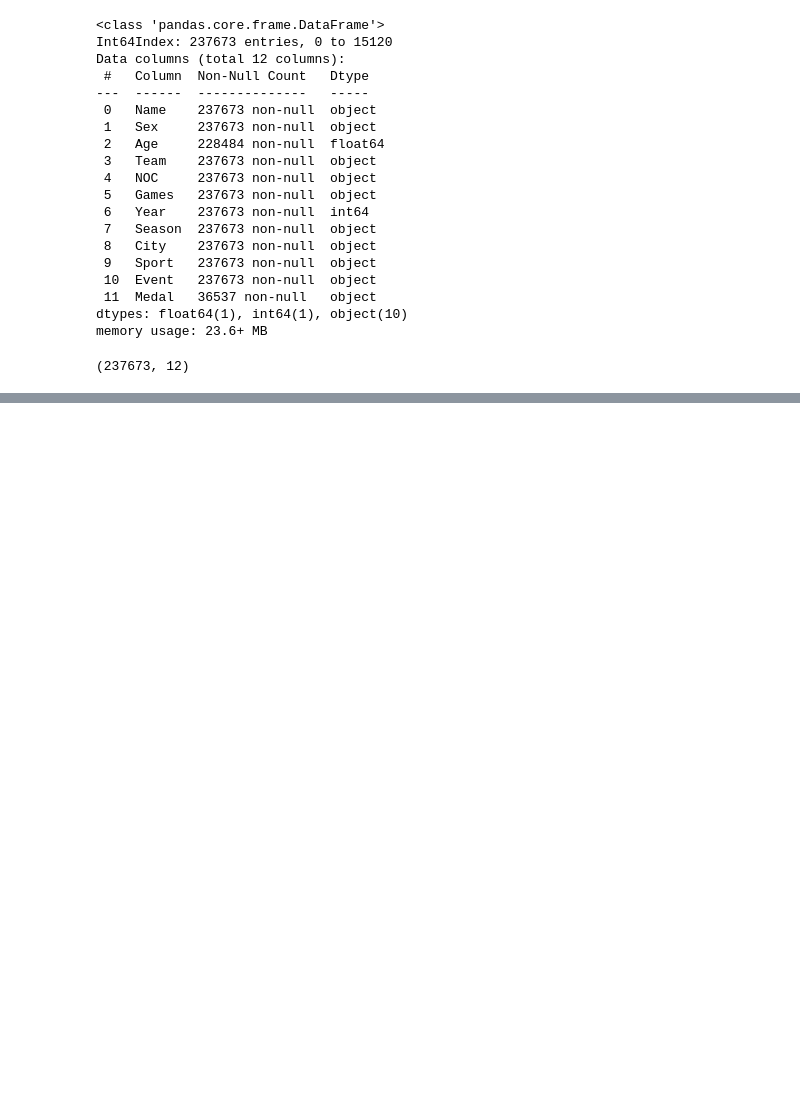
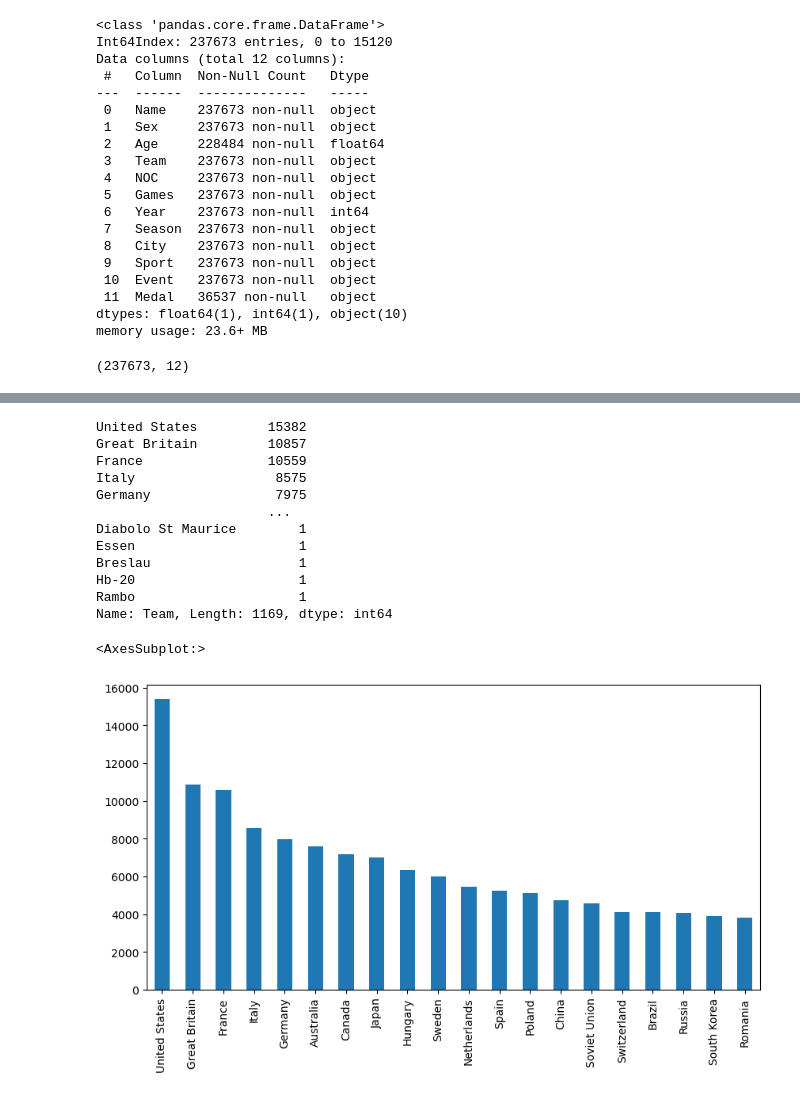
Before and after one commit to binda7/OG_pandas_pySpark_compare, a Jupyter notebook: Summer_Athletes_Olimpics_Analytics.ipynb, the cells around one changed output, grey strips where cells are left out. Cells and saved outputs as stored; diff of their text form; code cells hidden in the pictures; blank space fills up the shorter version.

```diff
--- a/Summer_Athletes_Olimpics_Analytics.ipynb
+++ b/Summer_Athletes_Olimpics_Analytics.ipynb
@@ -43,0 +56,20 @@ summer_athletes.shape
+# %%
+count_value_of_teams = summer_athletes['Team'].value_counts()
+print(count_value_of_teams)
+#To much number of Teams to plot everything so i plot first 20
+count_value_of_teams.head(20).plot(kind='bar', figsize=(10,5))
+# %% [output]
+United States         15382
+Great Britain         10857
+France                10559
+Italy                  8575
+Germany                7975
+                      ...
+Diabolo St Maurice        1
+Essen                     1
+Breslau                   1
+Hb-20                     1
+Rambo                     1
+Name: Team, Length: 1169, dtype: int64
+<AxesSubplot:>
+[figure, added]
```
Also changed, not shown: parts of 6 cells of this notebook.
